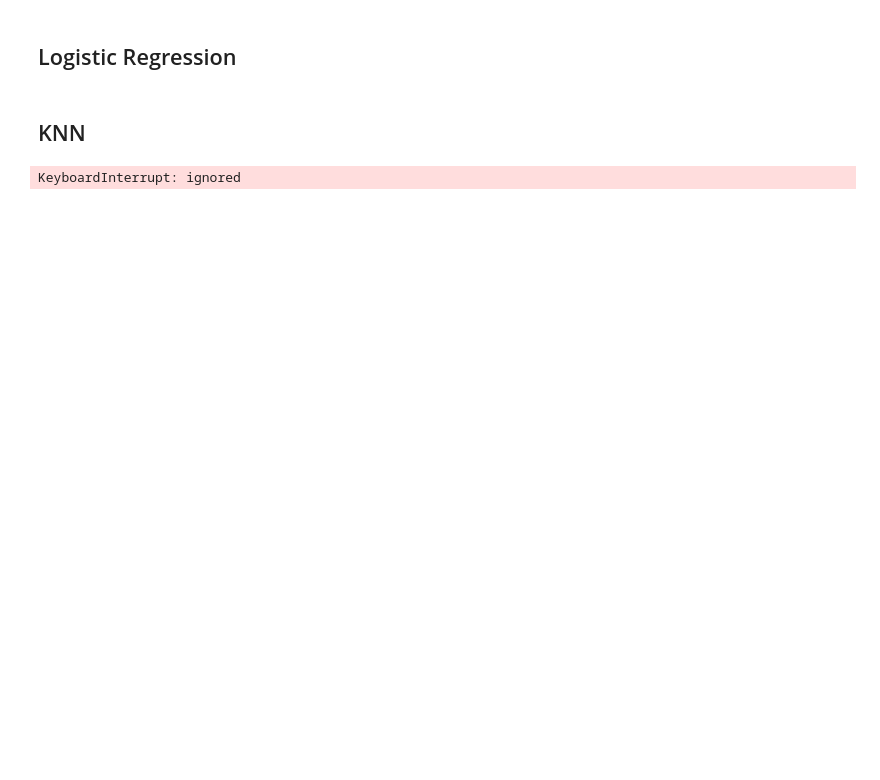
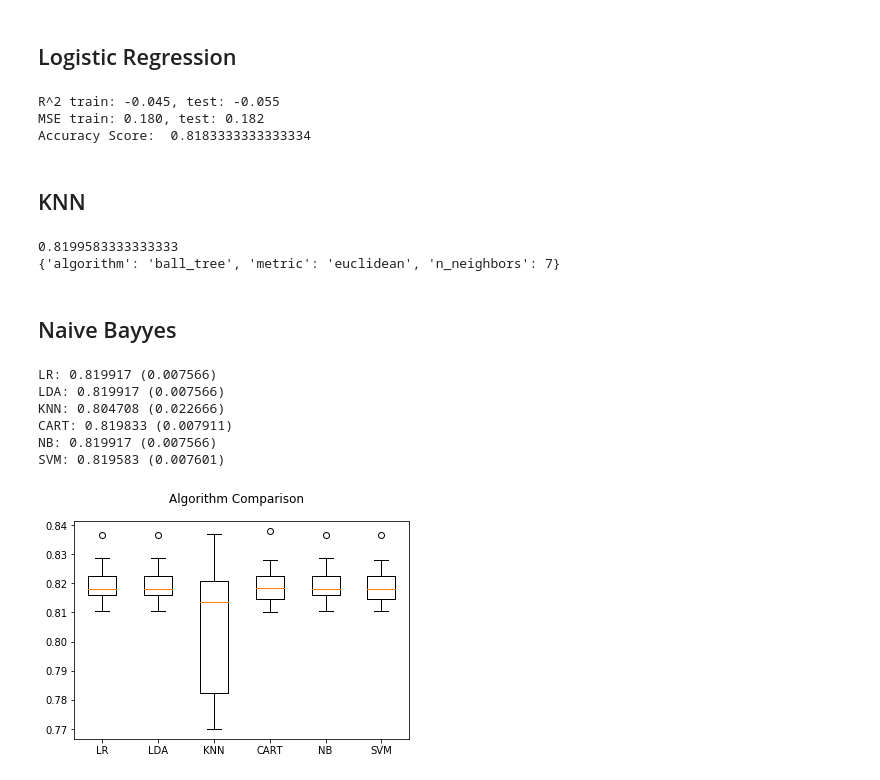
Before and after one commit to norman02-old/Team-Awesome, a Jupyter notebook: project_awesome.ipynb, the cells around one changed output. Cells and saved outputs as stored; diff of their text form; code cells hidden in the pictures; blank space fills up the shorter version.

Commit message:
Added algorithm evaluation method

```diff
--- a/project_awesome.ipynb
+++ b/project_awesome.ipynb
@@ -164,6 +164,9 @@ plt.show()
 # %%
 
-X = data[['hist_sept', 'age', 'amt_given_credit']]
+X = data[['hist_sept',
+         # 'age',
+         # 'amt_given_credit'
+         ]]
 y = data['is_default']
 # %%
 
@@ -227,6 +233,10 @@ print('MSE train: %.3f, test: %.3f' % (
         mean_squared_error(y_train, y_log_reg_train_pred),
         mean_squared_error(y_test, y_log_reg_test_pred)))
 print ("Accuracy Score: ", accuracy_score(y_test, y_log_reg_test_pred))
+# %% [output]
+R^2 train: -0.045, test: -0.055
+MSE train: 0.180, test: 0.182
+Accuracy Score:  0.8183333333333334
 # %% [markdown]
 ## KNN
 # %%
@@ -249,4 +259,7 @@ gs = gs.fit(X_train, y_train)
 print(gs.best_score_)
 print(gs.best_params_)
 # %% [output]
-KeyboardInterrupt: ignored
+0.8199583333333333
+{'algorithm': 'ball_tree', 'metric': 'euclidean', 'n_neighbors': 7}
+# %% [markdown]
+## Naive Bayyes
@@ -252,0 +268,50 @@ KeyboardInterrupt: ignored
+# %%
+import pandas
+import matplotlib.pyplot as plt
+from sklearn import model_selection
+from sklearn.linear_model import LogisticRegression
+from sklearn.tree import DecisionTreeClassifier
+from sklearn.neighbors import KNeighborsClassifier
+from sklearn.discriminant_analysis import LinearDiscriminantAnalysis
+from sklearn.naive_bayes import GaussianNB
+from sklearn.svm import SVC
+# load dataset
+
+X = X_train
+Y = y_train
+# prepare configuration for cross validation test harness
+seed = 7
+# prepare models
+models = []
+models.append(('LR', LogisticRegression()))
+models.append(('LDA', LinearDiscriminantAnalysis()))
+models.append(('KNN', KNeighborsClassifier()))
+models.append(('CART', DecisionTreeClassifier()))
+models.append(('NB', GaussianNB()))
+models.append(('SVM', SVC()))
+# evaluate each model in turn
+results = []
+names = []
+scoring = 'accuracy'
+for name, model in models:
+	kfold = model_selection.KFold(n_splits=10, random_state=seed)
+	cv_results = model_selection.cross_val_score(model, X, Y, cv=kfold, scoring=scoring)
+	results.append(cv_results)
+	names.append(name)
+	msg = "%s: %f (%f)" % (name, cv_results.mean(), cv_results.std())
+	print(msg)
+# boxplot algorithm comparison
+fig = plt.figure()
+fig.suptitle('Algorithm Comparison')
+ax = fig.add_subplot(111)
+plt.boxplot(results)
+ax.set_xticklabels(names)
+plt.show()
+# %% [output]
+LR: 0.819917 (0.007566)
+LDA: 0.819917 (0.007566)
+KNN: 0.804708 (0.022666)
+CART: 0.819833 (0.007911)
+NB: 0.819917 (0.007566)
+SVM: 0.819583 (0.007601)
+[figure, added]
```
Also changed, not shown: parts of 6 cells of this notebook.
